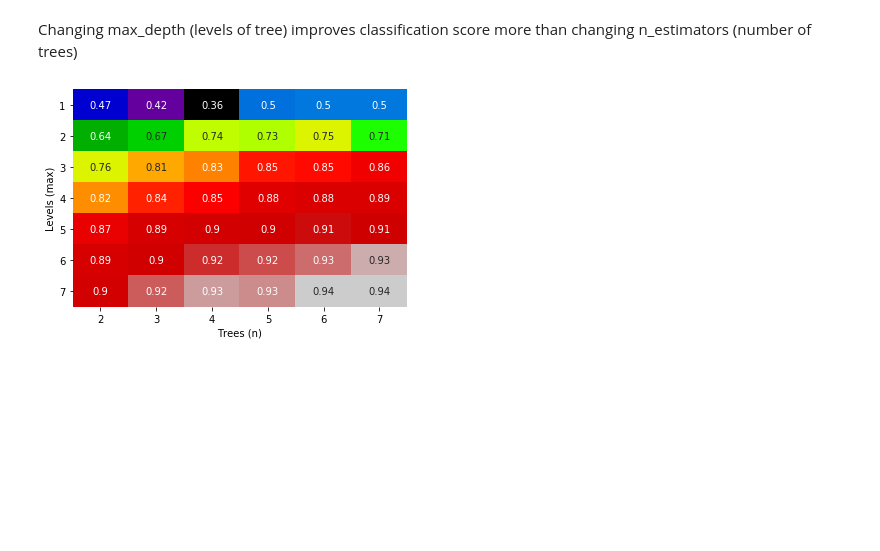
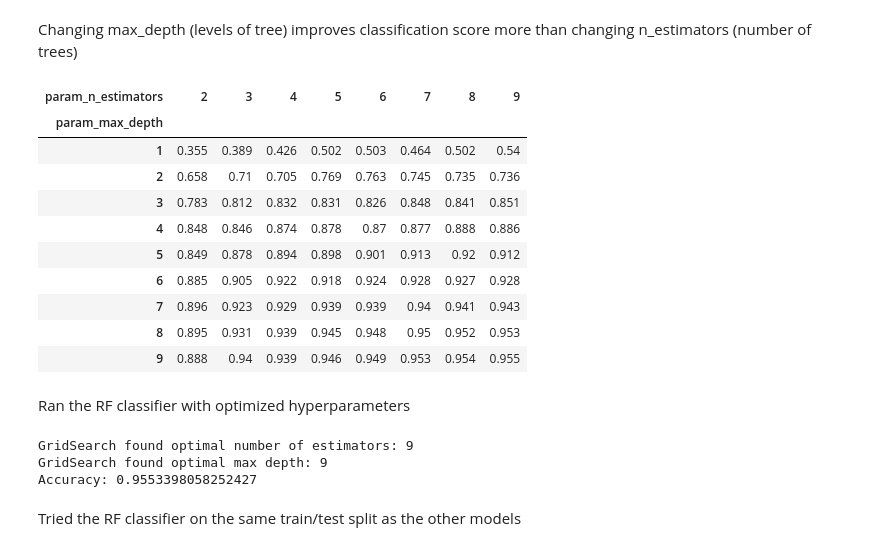
Before and after one commit to alechay/final-project, a Jupyter notebook: feature_engineered.ipynb, the cells around one changed output. Saved outputs shown, nothing was run; the diff lists cells and outputs as text; code cells hidden in the pictures; blank space fills up the shorter version.

```diff
--- a/feature_engineered.ipynb
+++ b/feature_engineered.ipynb
@@ -332,33 +338,32 @@ Changing max_depth (levels of tree) improves classification score more than chan
 # %%
 # rf and kf already instantiated
 
 # Instantiate grid search with 2 hyperparameters
 gscv1 = GridSearchCV(
     rf,
-    {"max_depth": range(1, 8), "n_estimators": range(2, 8)},
+    {"max_depth": range(1, 10), "n_estimators": range(2, 10)},
     cv=kf,
     n_jobs=-1
 )
 gscv1.fit(concat_X, concat_y)
 
 # Get cross-validation data
 cv1_df = pd.DataFrame(gscv1.cv_results_)
 
 # Pivot table
 pivoted_df = cv1_df.pivot(index="param_max_depth",
            columns="param_n_estimators",
            values="mean_test_score").round(3)
-
-# Create a heatmap with seaborn
-import seaborn as sns
-import matplotlib.pyplot as plt
-sns.heatmap(pivoted_df,
-            cmap="nipy_spectral",
-            cbar=False,
-            annot=True)
-plt.xlabel('Trees (n)')
-plt.ylabel('Levels (max)')
-# plt.xticks(size=14)
-plt.yticks(rotation=0);
+pivoted_df.style.background_gradient(cmap="nipy_spectral", axis=None)
 # %% [output]
-[figure, removed]
+| param_n_estimators | 2 | 3 | 4 | 5 | 6 | 7 | 8 | 9 |
+| param_max_depth |  |  |  |  |  |  |  |  |
+| 1 | 0.355 | 0.389 | 0.426 | 0.502 | 0.503 | 0.464 | 0.502 | 0.54 |
+| 2 | 0.658 | 0.71 | 0.705 | 0.769 | 0.763 | 0.745 | 0.735 | 0.736 |
+| 3 | 0.783 | 0.812 | 0.832 | 0.831 | 0.826 | 0.848 | 0.841 | 0.851 |
+| 4 | 0.848 | 0.846 | 0.874 | 0.878 | 0.87 | 0.877 | 0.888 | 0.886 |
+| 5 | 0.849 | 0.878 | 0.894 | 0.898 | 0.901 | 0.913 | 0.92 | 0.912 |
+| 6 | 0.885 | 0.905 | 0.922 | 0.918 | 0.924 | 0.928 | 0.927 | 0.928 |
+| 7 | 0.896 | 0.923 | 0.929 | 0.939 | 0.939 | 0.94 | 0.941 | 0.943 |
+| 8 | 0.895 | 0.931 | 0.939 | 0.945 | 0.948 | 0.95 | 0.952 | 0.953 |
+| 9 | 0.888 | 0.94 | 0.939 | 0.946 | 0.949 | 0.953 | 0.954 | 0.955 |
@@ -367,0 +370,41 @@ from sklearn.ensemble import RandomForestClassifier
+# %% [markdown]
+Ran the RF classifier with optimized hyperparameters
+# %%
+X = concat_X
+y = concat_y
+
+sss = StratifiedShuffleSplit(n_splits=1, test_size=0.1, random_state=0)
+
+train_index, test_index = tuple(sss.split(X, y))[0]
+X_train, X_test = X[train_index], X[test_index]
+y_train, y_test = y[train_index], y[test_index]
+
+# RF classifier is already instantiated
+
+# (Hyper)parameter grid
+p_grid = {
+    "max_depth": range(1, 10),
+    "n_estimators": range(2, 10)
+}
+
+cv = StratifiedKFold(n_splits=5, shuffle=True, random_state=10)
+g = GridSearchCV(rf, p_grid, cv=cv)
+
+g.fit(X, y)
+best = g.best_params_
+cv = g.cv_results_
+
+print('GridSearch found optimal number of estimators:', best["n_estimators"])
+print('GridSearch found optimal max depth:', best['max_depth'])
+# print('Mean CV test scores are:', cv['mean_test_score'])
+
+rf = RandomForestClassifier(n_estimators = best['n_estimators'], max_depth = best['max_depth'])
+rf.fit(X_train, y_train)
+
+print('Accuracy:', accuracy_score(y_test, rf.predict(X_test)))
+# %% [output]
+GridSearch found optimal number of estimators: 9
+GridSearch found optimal max depth: 9
+Accuracy: 0.9553398058252427
+# %% [markdown]
+Tried the RF classifier on the same train/test split as the other models
```
Also changed, not shown: parts of 65 cells of this notebook, 2 other files.
